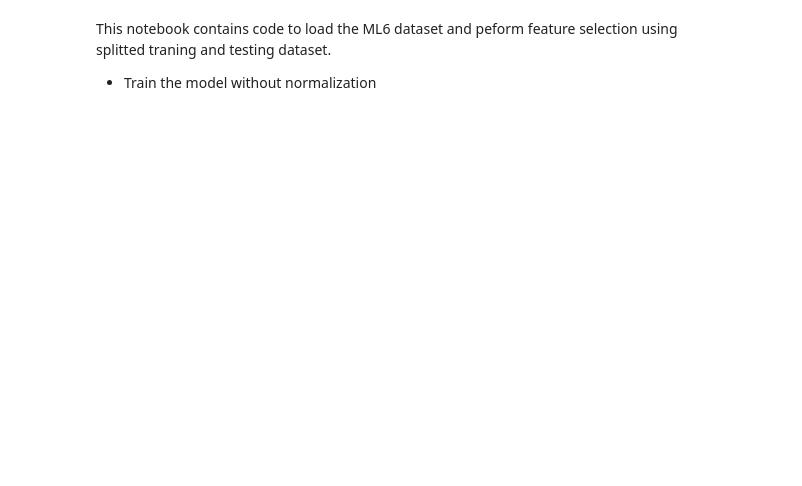
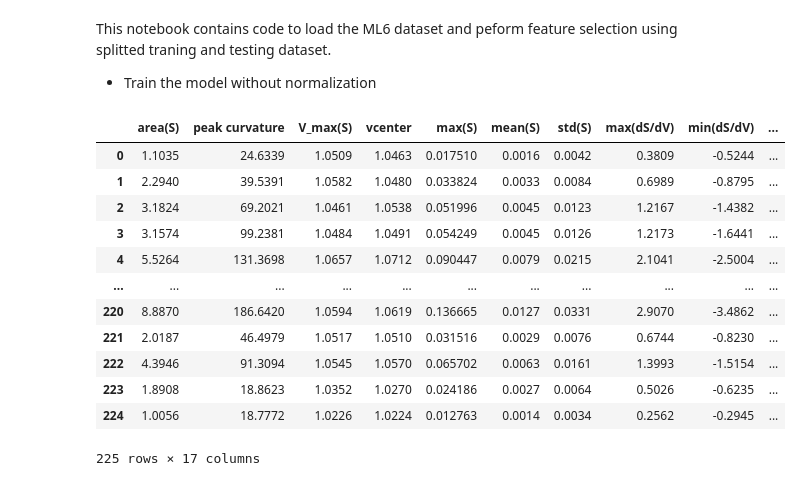
Before and after one commit to ramseylab/vgramreg, a Jupyter notebook: notebooks/Journal_paper_ML6.ipynb, the cells around one changed output. Drawn from its saved outputs; the diff is of its cells as text; code cells hidden in the pictures; blank space fills up the shorter version.

```diff
--- a/notebooks/Journal_paper_ML6.ipynb
+++ b/notebooks/Journal_paper_ML6.ipynb
@@ -48,4 +48,20 @@ final_dataset.rename(columns={"PH": 'univariate, max(S)', 'signal_std':'univaria
         }, inplace = True)
+# %%
+final_dataset
+# %% [output]
+|  | area(S) | peak curvature | V_max(S) | vcenter | max(S) | mean(S) | std(S) | max(dS/dV) | min(dS/dV) | ... |
+| 0 | 1.1035 | 24.6339 | 1.0509 | 1.0463 | 0.017510 | 0.0016 | 0.0042 | 0.3809 | -0.5244 | ... |
+| 1 | 2.2940 | 39.5391 | 1.0582 | 1.0480 | 0.033824 | 0.0033 | 0.0084 | 0.6989 | -0.8795 | ... |
+| 2 | 3.1824 | 69.2021 | 1.0461 | 1.0538 | 0.051996 | 0.0045 | 0.0123 | 1.2167 | -1.4382 | ... |
+| 3 | 3.1574 | 99.2381 | 1.0484 | 1.0491 | 0.054249 | 0.0045 | 0.0126 | 1.2173 | -1.6441 | ... |
+| 4 | 5.5264 | 131.3698 | 1.0657 | 1.0712 | 0.090447 | 0.0079 | 0.0215 | 2.1041 | -2.5004 | ... |
+| ... | ... | ... | ... | ... | ... | ... | ... | ... | ... | ... |
+| 220 | 8.8870 | 186.6420 | 1.0594 | 1.0619 | 0.136665 | 0.0127 | 0.0331 | 2.9070 | -3.4862 | ... |
+| 221 | 2.0187 | 46.4979 | 1.0517 | 1.0510 | 0.031516 | 0.0029 | 0.0076 | 0.6744 | -0.8230 | ... |
+| 222 | 4.3946 | 91.3094 | 1.0545 | 1.0570 | 0.065702 | 0.0063 | 0.0161 | 1.3993 | -1.5154 | ... |
+| 223 | 1.8908 | 18.8623 | 1.0352 | 1.0270 | 0.024186 | 0.0027 | 0.0064 | 0.5026 | -0.6235 | ... |
+| 224 | 1.0056 | 18.7772 | 1.0226 | 1.0224 | 0.012763 | 0.0014 | 0.0034 | 0.2562 | -0.2945 | ... |
+225 rows × 17 columns
 # %%
 label_order = [0, 4, 8, 12, 16]
 plt.figure(figsize=(8, 5))
```
Also changed, not shown: parts of 6 cells of this notebook, 3 other files.
